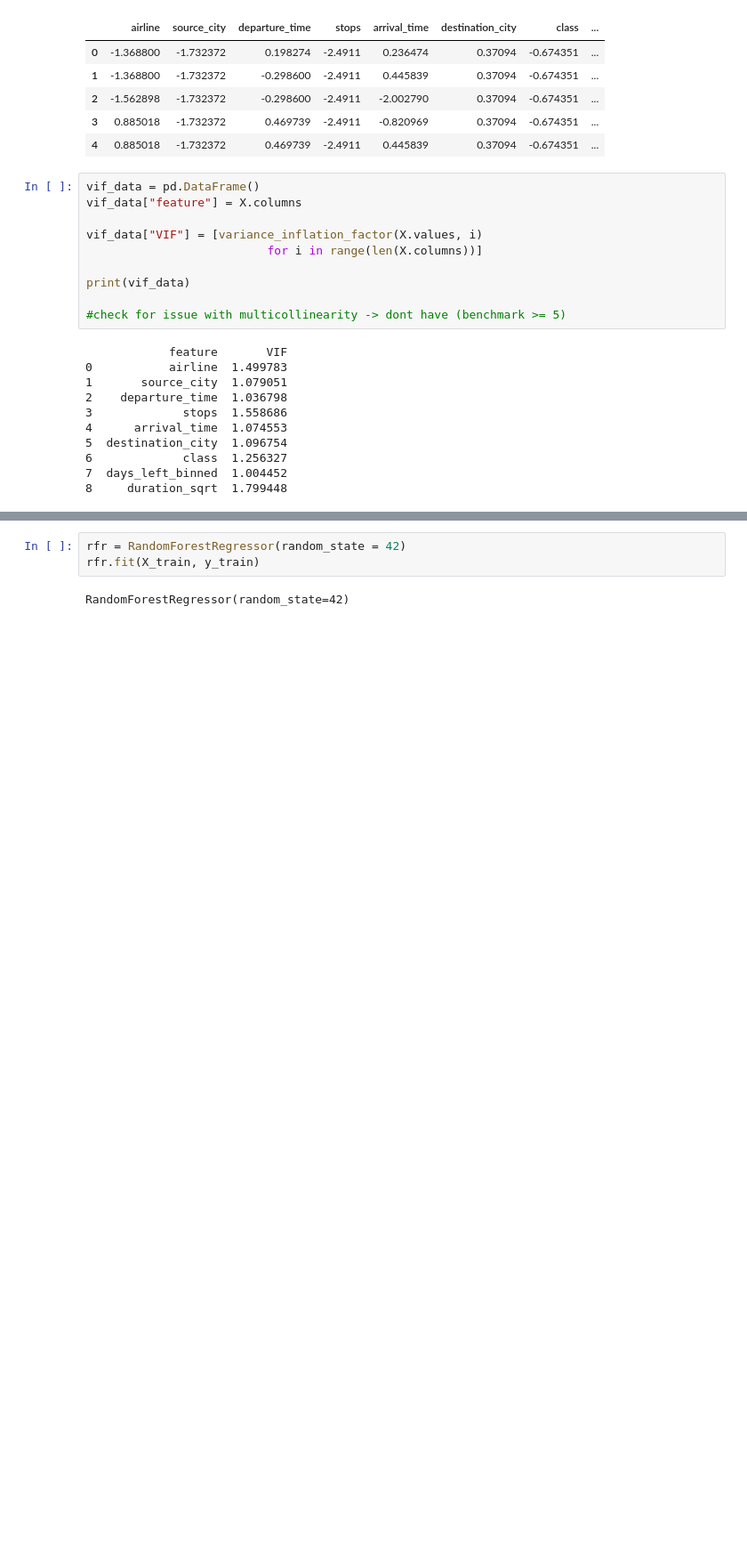
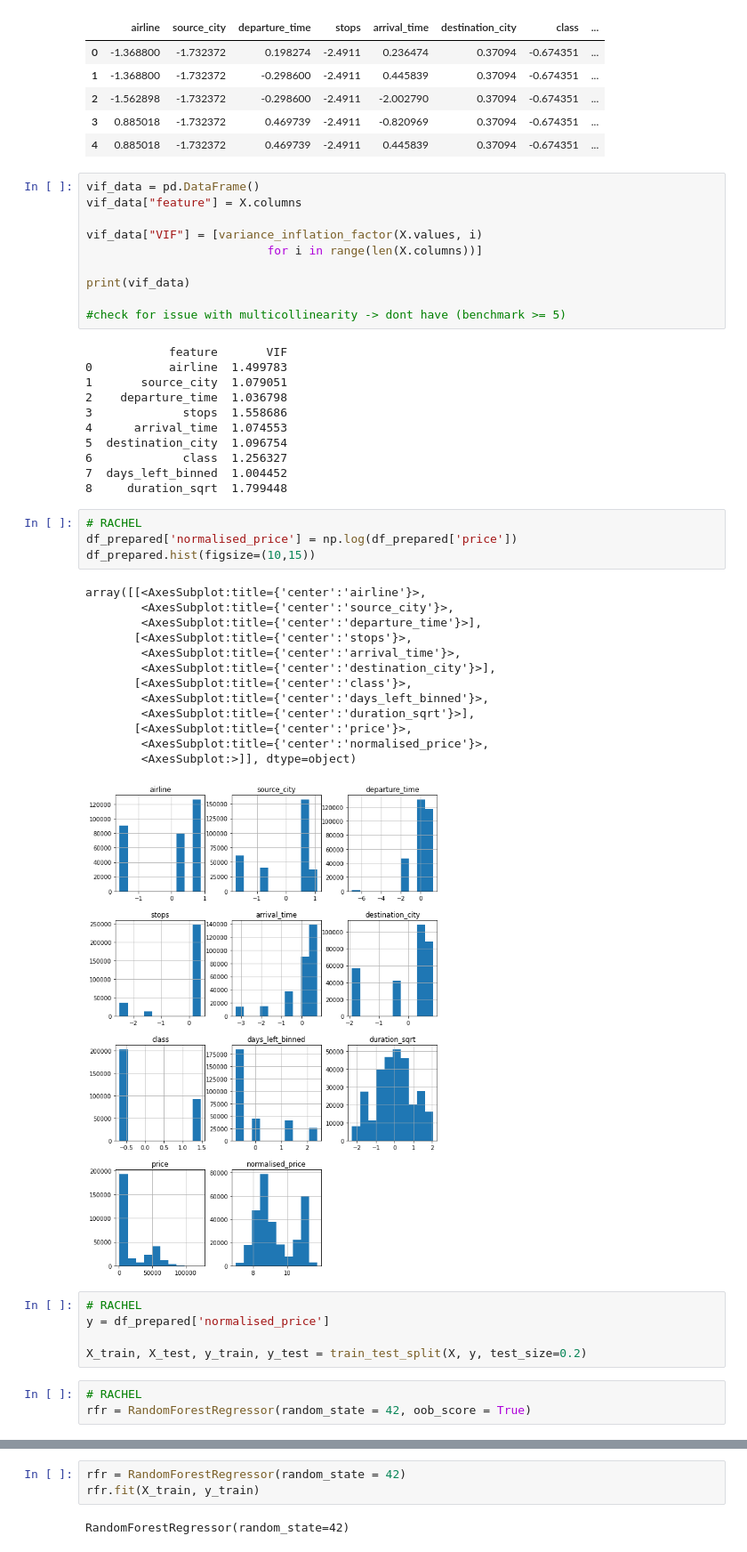
Before and after one commit to calebang/IS460, a Jupyter notebook: 02_Models/02b_RandomForestRegressor.ipynb, the cells around one changed output, grey strips where cells are left out. Shown at 89% size. Saved outputs shown, nothing was run; the diff lists cells and outputs as text; blank space fills up the shorter version.

```diff
--- a/02_Models/02b_RandomForestRegressor.ipynb
+++ b/02_Models/02b_RandomForestRegressor.ipynb
@@ -46,3 +48,29 @@ print(vif_data)
 6             class  1.256327
 7  days_left_binned  1.004452
 8     duration_sqrt  1.799448
+# %%
+# RACHEL
+df_prepared['normalised_price'] = np.log(df_prepared['price'])
+df_prepared.hist(figsize=(10,15))
+# %% [output]
+array([[<AxesSubplot:title={'center':'airline'}>,
+        <AxesSubplot:title={'center':'source_city'}>,
+        <AxesSubplot:title={'center':'departure_time'}>],
+       [<AxesSubplot:title={'center':'stops'}>,
+        <AxesSubplot:title={'center':'arrival_time'}>,
+        <AxesSubplot:title={'center':'destination_city'}>],
+       [<AxesSubplot:title={'center':'class'}>,
+        <AxesSubplot:title={'center':'days_left_binned'}>,
+        <AxesSubplot:title={'center':'duration_sqrt'}>],
+       [<AxesSubplot:title={'center':'price'}>,
+        <AxesSubplot:title={'center':'normalised_price'}>,
+        <AxesSubplot:>]], dtype=object)
+[figure, added]
+# %%
+# RACHEL
+y = df_prepared['normalised_price']
+
+X_train, X_test, y_train, y_test = train_test_split(X, y, test_size=0.2)
+# %%
+# RACHEL
+rfr = RandomForestRegressor(random_state = 42, oob_score = True)
```
Also changed, not shown: parts of 22 cells of this notebook.
